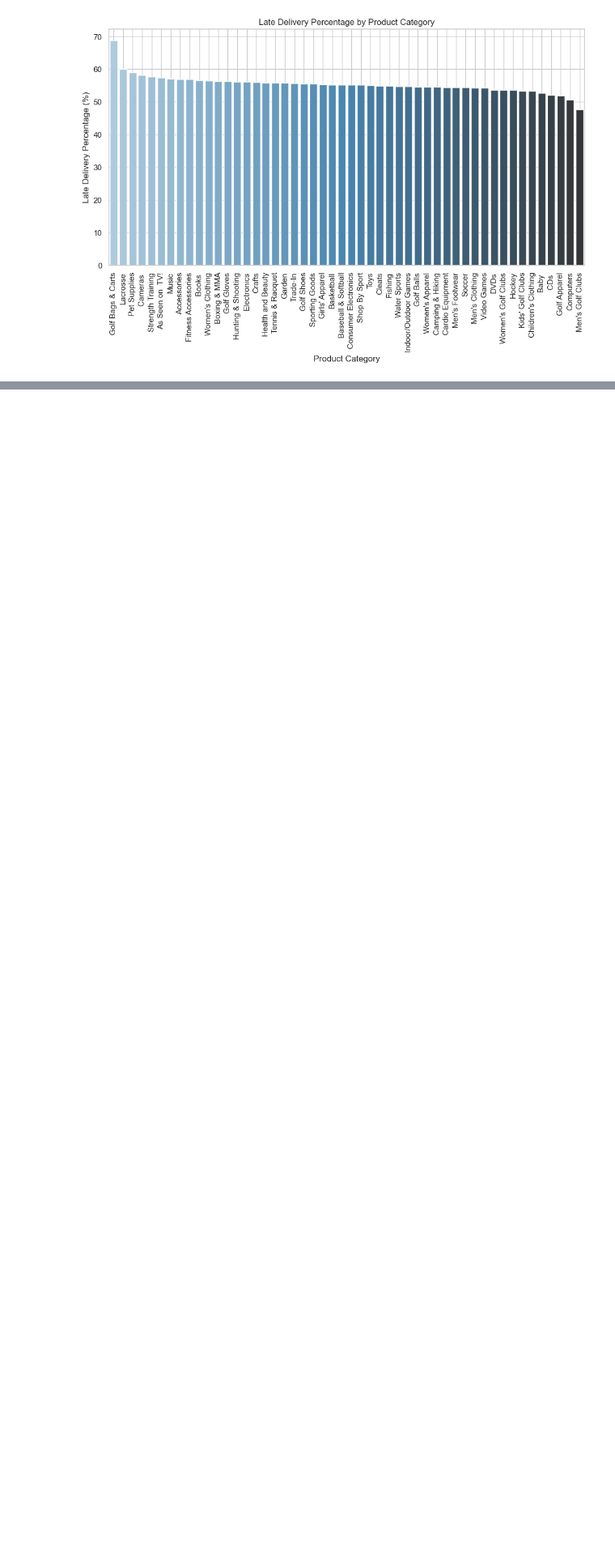
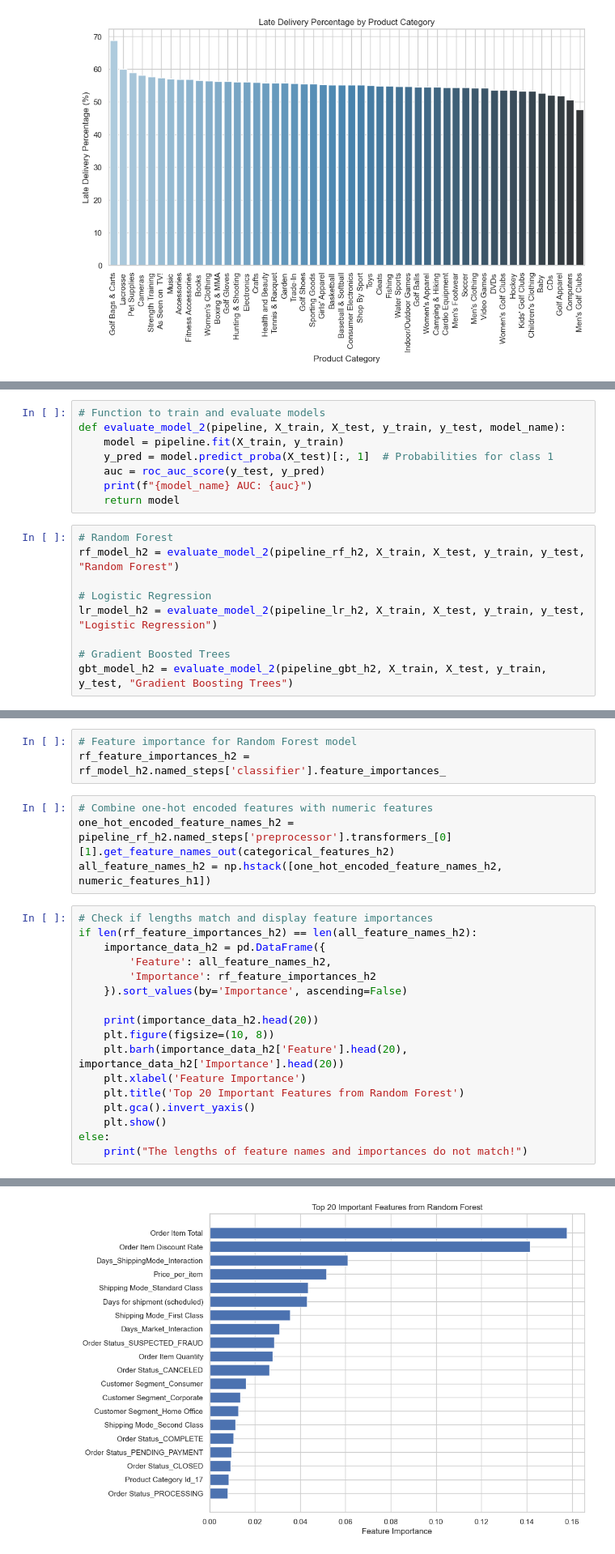
Before and after one commit to jforeroluque/Supply_Chain_Analysis, a Jupyter notebook: DMS020_Supply_Chain.ipynb, the cells around one changed output, grey strips where cells are left out. Shown at 81% size. Drawn from its saved outputs; the diff is of its cells as text; blank space fills up the shorter version.

```diff
--- a/DMS020_Supply_Chain.ipynb
+++ b/DMS020_Supply_Chain.ipynb
@@ -548,0 +834,17 @@ plt.show()
+# %%
+# Function to train and evaluate models
+def evaluate_model_2(pipeline, X_train, X_test, y_train, y_test, model_name):
+    model = pipeline.fit(X_train, y_train)
+    y_pred = model.predict_proba(X_test)[:, 1]  # Probabilities for class 1
+    auc = roc_auc_score(y_test, y_pred)
+    print(f"{model_name} AUC: {auc}")
+    return model
+# %%
+# Random Forest
+rf_model_h2 = evaluate_model_2(pipeline_rf_h2, X_train, X_test, y_train, y_test, "Random Forest")
+
+# Logistic Regression
+lr_model_h2 = evaluate_model_2(pipeline_lr_h2, X_train, X_test, y_train, y_test, "Logistic Regression")
+
+# Gradient Boosted Trees
+gbt_model_h2 = evaluate_model_2(pipeline_gbt_h2, X_train, X_test, y_train, y_test, "Gradient Boosting Trees")
@@ -548,0 +859,25 @@ plt.show()
+# %%
+# Feature importance for Random Forest model
+rf_feature_importances_h2 = rf_model_h2.named_steps['classifier'].feature_importances_
+# %%
+# Combine one-hot encoded features with numeric features
+one_hot_encoded_feature_names_h2 = pipeline_rf_h2.named_steps['preprocessor'].transformers_[0][1].get_feature_names_out(categorical_features_h2)
+all_feature_names_h2 = np.hstack([one_hot_encoded_feature_names_h2, numeric_features_h1])
+# %%
+# Check if lengths match and display feature importances
+if len(rf_feature_importances_h2) == len(all_feature_names_h2):
+    importance_data_h2 = pd.DataFrame({
+        'Feature': all_feature_names_h2,
+        'Importance': rf_feature_importances_h2
+    }).sort_values(by='Importance', ascending=False)
+
+    print(importance_data_h2.head(20))
+    plt.figure(figsize=(10, 8))
+    plt.barh(importance_data_h2['Feature'].head(20), importance_data_h2['Importance'].head(20))
+    plt.xlabel('Feature Importance')
+    plt.title('Top 20 Important Features from Random Forest')
+    plt.gca().invert_yaxis()
+    plt.show()
+else:
+    print("The lengths of feature names and importances do not match!")
+# %% [output]
@@ -548,0 +901 @@ plt.show()
+[figure, added]
```
Also changed, not shown: parts of 47 cells of this notebook.
